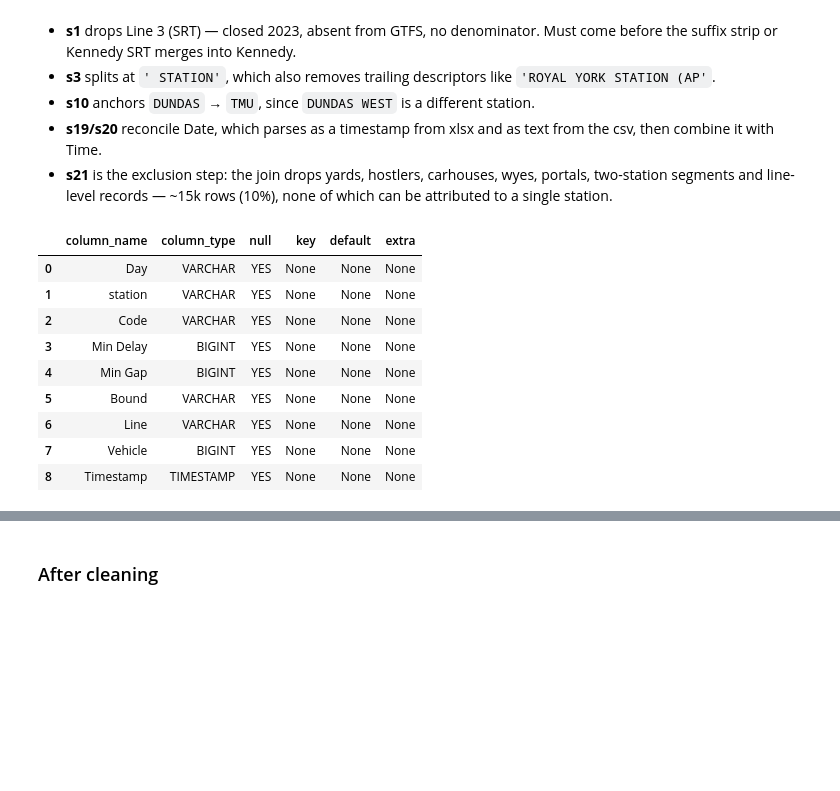
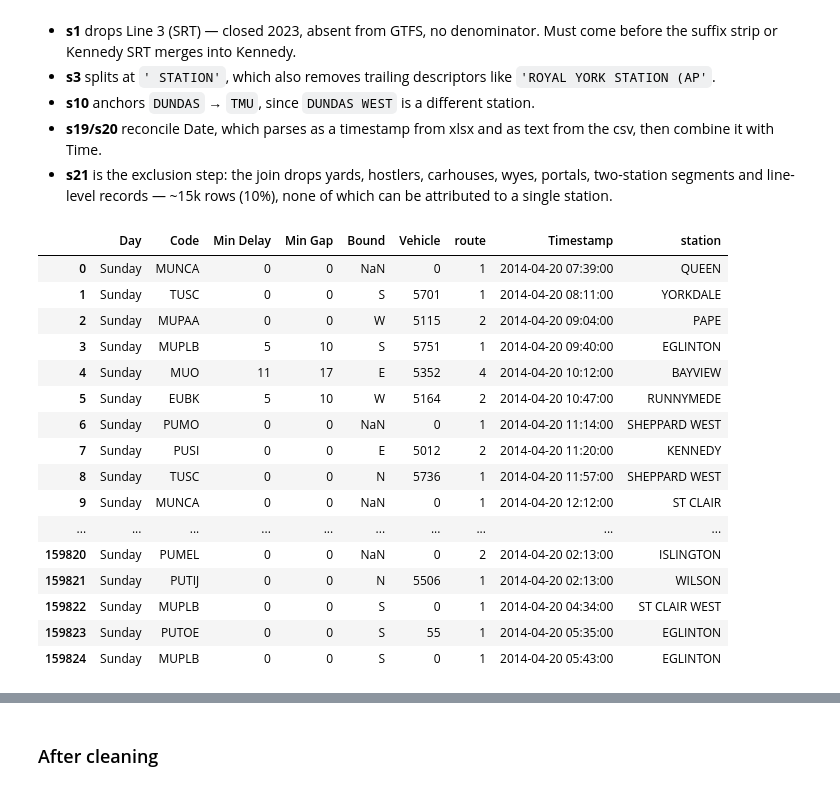
Before and after one commit to DevAwol/TTCdelay, a Jupyter notebook: explore.ipynb, the cells around one changed output, grey strips where cells are left out. Cells and saved outputs as stored; diff of their text form; code cells hidden in the pictures; blank space fills up the shorter version.

```diff
--- a/explore.ipynb
+++ b/explore.ipynb
@@ -120,3 +120,9 @@ con.sql("""
 | 2 | 940 | 940 | Davenport Rd at Dupont St | None | 43.675511 | -79.401938 | None | None | None | ... |
 | 3 | 1871 | 1871 | Davisville Ave at Cleveland St | None | 43.702088 | -79.378112 | None | None | None | ... |
 | 4 | 11700 | 11700 | Disco Rd at Attwell Dr | None | 43.701362 | -79.594843 | None | None | None | ... |
+# %%
+pd.set_option('display.max_rows', 20)
+
+con.sql("""
+    SELECT DISTINCT(route_type) FROM routes
+""").df()
@@ -132,23 +143,18 @@ Sanity check: the four interchanges show ~4,300 trips, ordinary stations
 # %%
 ## fixing name duplicate i.e Bloor-Yonge
 
-pd.set_option('display.max_rows', 70)
-
-mapping = pd.DataFrame([
-    ("Bloor Station", "Bloor-Yonge Station"),
-    ("Yonge Station", "Bloor-Yonge Station")
-], columns = ["raw_name", "canonical_name"])
+pd.set_option('display.max_rows', 80)
 
 con.sql("""
     CREATE OR REPLACE TABLE station_trips AS
         SELECT
-            COALESCE(mapping.canonical_name, SPLIT_PART(stop_name, ' -', 1)) AS stations,
+            route_id AS line,
+            SPLIT_PART(stop_name, ' -', 1) AS stations,
             COUNT(*) AS scheduled_trips
         FROM stops
         JOIN subway_stop_times
             ON subway_stop_times.stop_id = stops.stop_id
-        LEFT JOIN mapping ON SPLIT_PART(stop_name, ' -', 1) = mapping.raw_name
-        GROUP BY 1
+        GROUP BY stations, line
         ORDER BY stations ASC
 """)
 
@@ -299,10 +331,14 @@ Each CTE applies one rule. Order matters:
 pd.set_option('display.max_rows', 25)
 
 con.sql("""
-CREATE OR REPLACE TABLE clean_delays AS
+CREATE OR REPLACE TABLE clean_delays_all AS
     WITH
+    s1 AS (
+        SELECT * FROM raw_delays WHERE Line IS DISTINCT FROM 'SRT'),
+    s1a AS (
+        SELECT * FROM s1 WHERE NOT station LIKE '% TO %'),
     s2 AS (
-        SELECT * REPLACE (SPLIT_PART(Station, ' STATION', 1) AS Station) FROM raw_delays),
+        SELECT * REPLACE (SPLIT_PART(Station, ' STATION', 1) AS Station) FROM s1a),
     s3 AS (
         SELECT * REPLACE (REGEXP_REPLACE(Station, ' (BD|YU|YUS|SRT)$', '') AS Station) FROM s2),
     s4 AS (
@@ -317,47 +353,67 @@ CREATE OR REPLACE TABLE clean_delays AS
         SELECT * REPLACE (REPLACE(station, 'EGLINTON WEST', 'CEDARVALE') AS station) FROM s7),
     s9 AS (
         SELECT * REPLACE (REGEXP_REPLACE(station, '^DUNDAS$', 'TMU') AS station) FROM s8),
-    s10 AS (
-        SELECT * REPLACE (REGEXP_REPLACE(station, '^DUNDAS$', 'TMU') AS station) FROM s9),
     s11 AS (
-        SELECT * REPLACE (REGEXP_REPLACE(station, '^BLOOR$', 'BLOOR-YONGE') AS station) FROM s10),
+        SELECT * REPLACE (REGEXP_REPLACE(station, '^BLOOR$', 'BLOOR-YONGE') AS station) FROM s9),
     s12 AS (
         SELECT * REPLACE (REGEXP_REPLACE(station, '^YONGE$', 'BLOOR-YONGE') AS station) FROM s11),
     s13 AS (
         SELECT * REPLACE (REGEXP_REPLACE(station, '^SHEPPARD$', 'SHEPPARD-YONGE') AS station) FROM s12),
     s14 AS (
         SELECT * REPLACE (REGEXP_REPLACE(station, '^VAUGHAN MC$', 'VAUGHAN METROPOLITAN CENTRE') AS station) FROM s13),
     s15 AS (
         SELECT * REPLACE (REPLACE(station, 'CTR', 'CENTRE') AS station) FROM s14),
     s16 AS (
         SELECT * REPLACE (REPLACE(station, 'VMC', 'VAUGHAN METROPOLITAN CENTRE') AS station) FROM s15),
     s17 AS (
         SELECT * REPLACE (REPLACE(station, 'YONGE SHP', 'SHEPPARD-YONGE') AS station) FROM s16),
     s18 AS (
         SELECT * REPLACE (REGEXP_REPLACE(station, ' STATIO$', '') AS station) FROM s17),
     s19 AS (
         SELECT * EXCLUDE(Date), SPLIT_PART(Date, ' ', 1) AS Date_normalized FROM s18),
     s20 AS (
-        SELECT * EXCLUDE(_id, Time, Date_normalized), STRPTIME(Date_normalized || ' ' || Time, '%Y-%m-%d %H:%M') AS Timestamp FROM s19),
+        SELECT *,
+                CASE Line
+                    WHEN 'YUS' THEN 1
+                    WHEN 'YU' THEN 1
+                    WHEN 'BD' THEN 2
+                    WHEN 'SHP' THEN 4
+                    WHEN 'SHEP' THEN 4
+                END AS route
+            FROM s19),
     s21 AS (
-        SELECT * EXCLUDE(t1.station, scheduled_trips) FROM s20 LEFT JOIN station_trips_clean t1 ON s20.station = t1.station
-            WHERE t1.station IS NOT NULL)
+        SELECT * EXCLUDE(_id, Time, Date_normalized), STRPTIME(Date_normalized || ' ' || Time, '%Y-%m-%d %H:%M') AS Timestamp FROM s20)
 SELECT * FROM s21
 """)
 
+con.sql("""
+    CREATE OR REPLACE TABLE clean_delays AS
+        SELECT * EXCLUDE(t1.station, scheduled_trips, Line) FROM clean_delays_all t1
+        LEFT JOIN station_trips_clean t2
+            ON t1.station = t2.station AND t1.route = t2.line
+        WHERE t2.station IS NOT NULL
+""")
+
 result = con.sql("""
-DESCRIBE clean_delays
+    SELECT * FROM clean_delays
 """).df()
 
 result
 # %% [output]
-|  | column_name | column_type | null | key | default | extra |
-| 0 | Day | VARCHAR | YES | None | None | None |
-| 1 | station | VARCHAR | YES | None | None | None |
-| 2 | Code | VARCHAR | YES | None | None | None |
-| 3 | Min Delay | BIGINT | YES | None | None | None |
-| 4 | Min Gap | BIGINT | YES | None | None | None |
-| 5 | Bound | VARCHAR | YES | None | None | None |
-| 6 | Line | VARCHAR | YES | None | None | None |
-| 7 | Vehicle | BIGINT | YES | None | None | None |
-| 8 | Timestamp | TIMESTAMP | YES | None | None | None |
+|  | Day | Code | Min Delay | Min Gap | Bound | Vehicle | route | Timestamp | station |
+| 0 | Sunday | MUNCA | 0 | 0 | NaN | 0 | 1 | 2014-04-20 07:39:00 | QUEEN |
+| 1 | Sunday | TUSC | 0 | 0 | S | 5701 | 1 | 2014-04-20 08:11:00 | YORKDALE |
+| 2 | Sunday | MUPAA | 0 | 0 | W | 5115 | 2 | 2014-04-20 09:04:00 | PAPE |
+| 3 | Sunday | MUPLB | 5 | 10 | S | 5751 | 1 | 2014-04-20 09:40:00 | EGLINTON |
+| 4 | Sunday | MUO | 11 | 17 | E | 5352 | 4 | 2014-04-20 10:12:00 | BAYVIEW |
+| 5 | Sunday | EUBK | 5 | 10 | W | 5164 | 2 | 2014-04-20 10:47:00 | RUNNYMEDE |
+| 6 | Sunday | PUMO | 0 | 0 | NaN | 0 | 1 | 2014-04-20 11:14:00 | SHEPPARD WEST |
+| 7 | Sunday | PUSI | 0 | 0 | E | 5012 | 2 | 2014-04-20 11:20:00 | KENNEDY |
+| 8 | Sunday | TUSC | 0 | 0 | N | 5736 | 1 | 2014-04-20 11:57:00 | SHEPPARD WEST |
+| 9 | Sunday | MUNCA | 0 | 0 | NaN | 0 | 1 | 2014-04-20 12:12:00 | ST CLAIR |
+| ... | ... | ... | ... | ... | ... | ... | ... | ... | ... |
+| 159820 | Sunday | PUMEL | 0 | 0 | NaN | 0 | 2 | 2014-04-20 02:13:00 | ISLINGTON |
+| 159821 | Sunday | PUTIJ | 0 | 0 | N | 5506 | 1 | 2014-04-20 02:13:00 | WILSON |
+| 159822 | Sunday | MUPLB | 0 | 0 | S | 0 | 1 | 2014-04-20 04:34:00 | ST CLAIR WEST |
+| 159823 | Sunday | PUTOE | 0 | 0 | S | 55 | 1 | 2014-04-20 05:35:00 | EGLINTON |
+| 159824 | Sunday | MUPLB | 0 | 0 | S | 0 | 1 | 2014-04-20 05:43:00 | EGLINTON |
```
Also changed, not shown: parts of 31 cells of this notebook, 1 other file.
